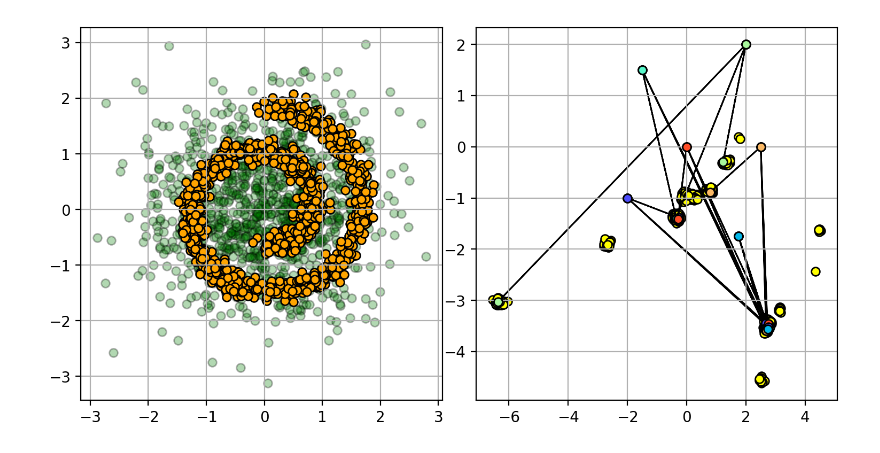
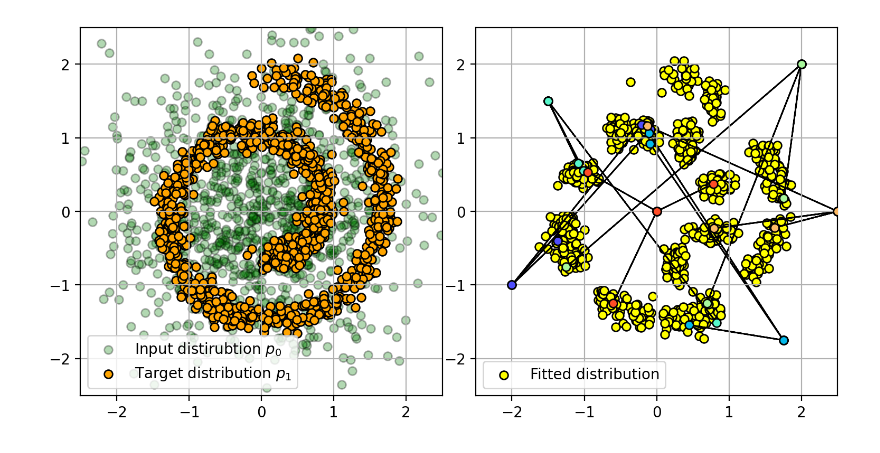
Before and after one commit to MuXauJl11110/EBiEOT, a Jupyter notebook: notebooks/swiss_roll_plot.ipynb, the cells around one changed output. Drawn from its saved outputs; the diff is of its cells as text; code cells hidden in the pictures.

Commit message:
Add uniform_on_circle cost experiments. Add logging plots to wandb.

```diff
--- a/notebooks/swiss_roll_plot.ipynb
+++ b/notebooks/swiss_roll_plot.ipynb
@@ -16,23 +16,24 @@ from src.distributions import StandardNormalSampler, SwissRollSampler
 from src.light_gcot import LightGCOT
 # %%
 models = []
-m_potentials = 10
+m_potentials = 4
 n_potentials = 500
-epsilon = 0.01
-exp_cost = "parameters"
+epsilon = 0.1
+exp_cost = "uniform_on_circle"
 exp_cost_included = False
-exp_meta_info = ""  # "_R=2_D=diag(1, 1)"
+exp_meta_info = "_R=2_D=diag(0.5, 2)"
+max_steps = 20000
 
 for eps in [epsilon]:
     EXP_NAME = (
-        f"LightGCOT_Swiss_Roll_EPSILON_{eps}_N_{n_potentials}_M_{m_potentials}_with_{exp_cost}_cost_included_{exp_cost_included}"
+        f"LightGCOT_Swiss_Roll_EPSILON_{eps}_MAX_STEPS_{max_steps}_N_{n_potentials}_M_{m_potentials}_with_{exp_cost}_cost_included_{exp_cost_included}"
         + exp_meta_info
     )
     OUTPUT_PATH = "../checkpoints/{}".format(EXP_NAME)
     D = LightGCOT(
         x_dim=2,
         y_dim=2,
-        n_potentials=500,
+        n_potentials=n_potentials,
         m_potentials=m_potentials,
         epsilon=eps,
         A_diagonal_init=0.0001,
@@ -87,35 +88,35 @@ for ax, model in zip(axes[1:], models):
         ):
             ax.scatter(
                 point[0],
                 point[1],
                 color=colors_chosen[j],
                 s=32,
                 # label=r"Trajectory start ($x \sim p_0$)",
                 zorder=3,
                 edgecolors="black",
             )
             ax.scatter(
                 point_pred[0],
                 point_pred[1],
                 color=colors_chosen[j],
                 s=32,
                 # label=r"Trajectory end ($x \sim p_1$)",
                 zorder=3,
                 edgecolors="black",
             )
             ax.arrow(
                 point[0],
                 point[1],
                 point_pred[0] - point[0],
                 point_pred[1] - point[1],
             )
 
 
-# for ax in axes:
-#     ax.set_xlim([-2.5, 2.5])
-#     ax.set_ylim([-2.5, 2.5])
-#     ax.legend(loc="lower left")
+for ax in axes:
+    ax.set_xlim([-2.5, 2.5])
+    ax.set_ylim([-2.5, 2.5])
+    ax.legend(loc="lower left")
 
 fig.tight_layout(pad=0.1)
 # %% [output]
-[figure, old version]
+[figure, new version]
```
Also changed, not shown: 13 other files.
